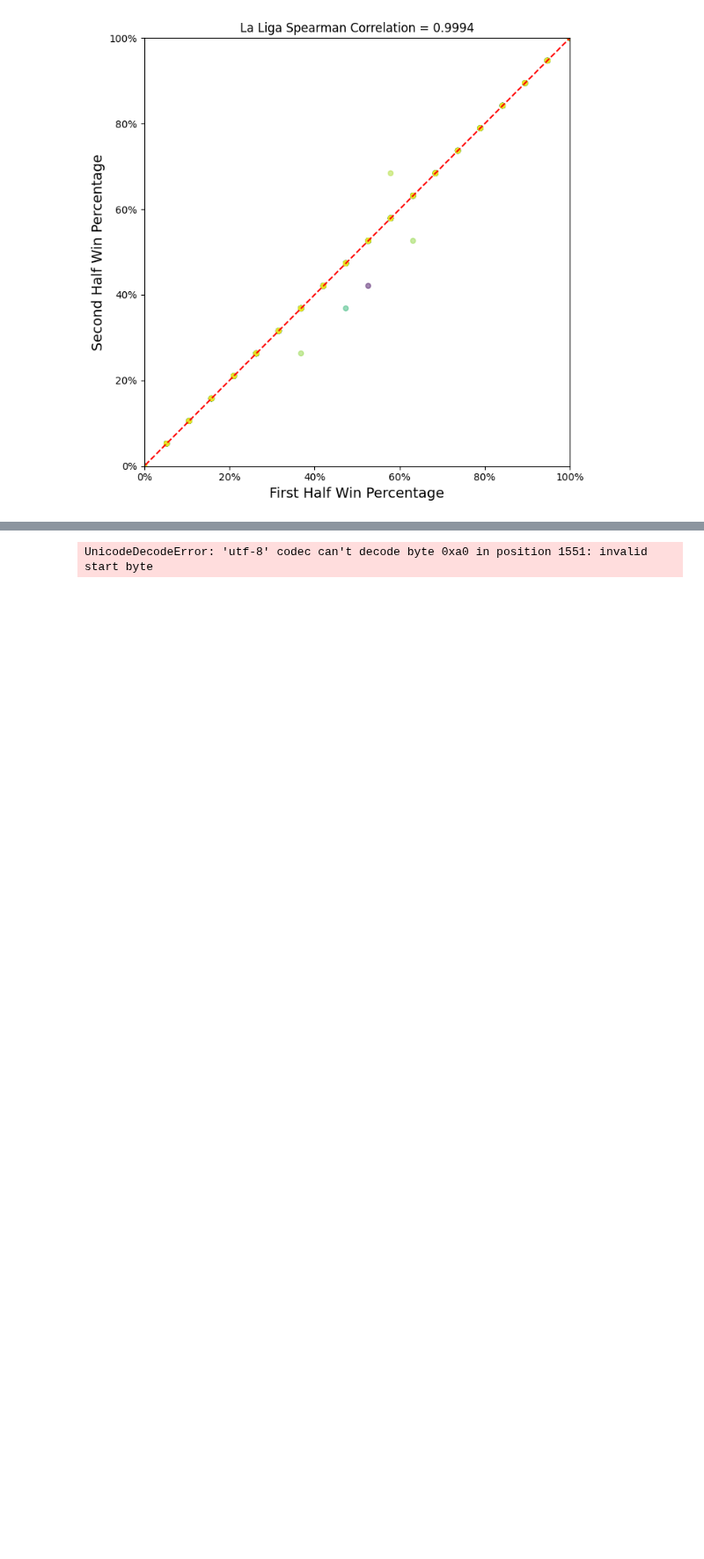
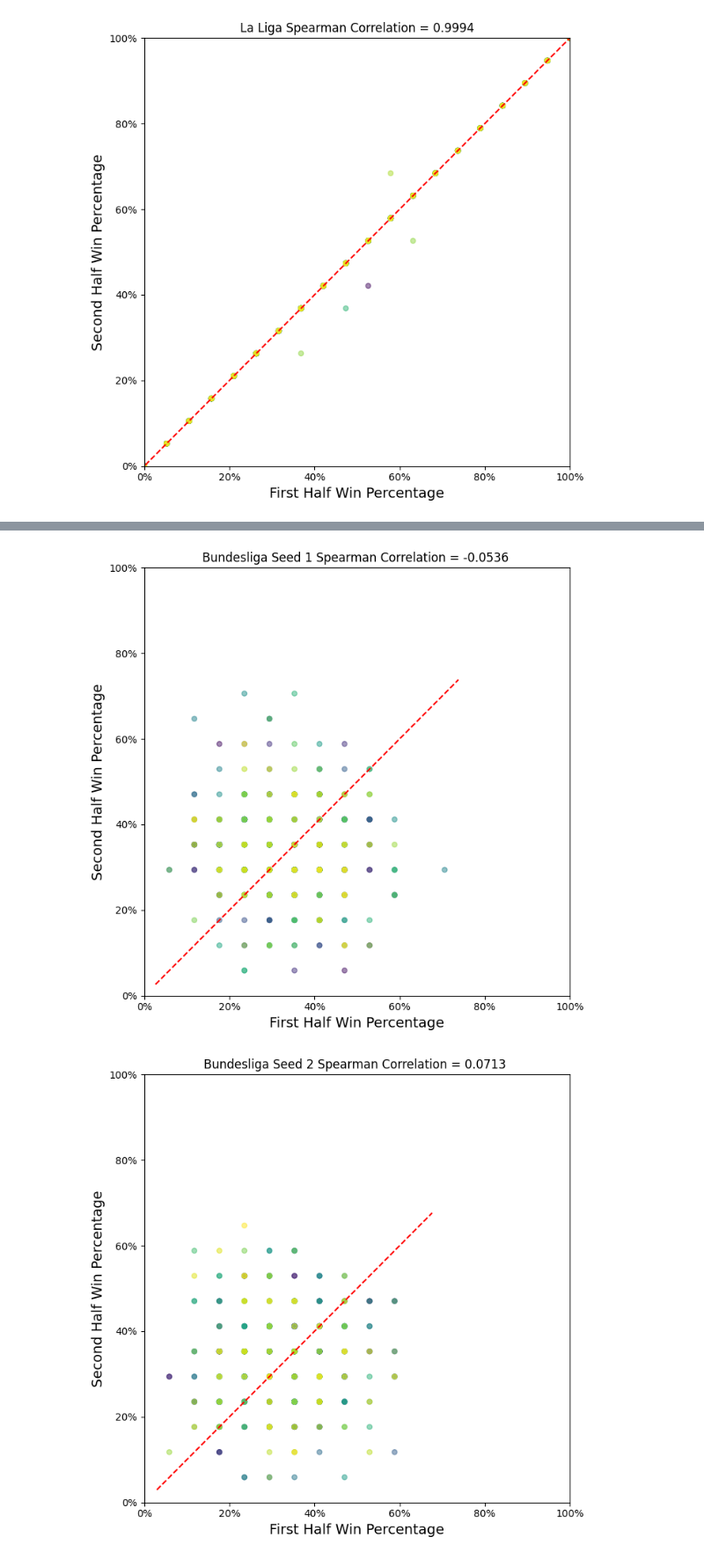
Before and after one commit to mikeyautorino2/skillvsluck, a Jupyter notebook: output/european_soccer_leagues/correlations/correlations.ipynb, the cells around one changed output, grey strips where cells are left out. Shown at 88% size. Drawn from its saved outputs; the diff is of its cells as text; code cells hidden in the pictures; blank space fills up the shorter version.

Commit message:
more correlations for luck based

```diff
--- a/output/european_soccer_leagues/correlations/correlations.ipynb
+++ b/output/european_soccer_leagues/correlations/correlations.ipynb
@@ -213,0 +291,3 @@ for league in league_data:
+# %%
+df = combined_df[(combined_df["league"] == league) & (combined_df["seed"] == seed)].copy()
+print(df)
@@ -214,3 +312,45 @@ for league in league_data:
 # %%
+import matplotlib.ticker as mtick
+league_data = ["Bundesliga", "Premier League", "Serie A", "La Liga"]
+for league in league_data:
+    for seed in [1, 2]:
+        fig, ax = plt.subplots(figsize=(7,7), constrained_layout=True)
+        df = combined_df[(combined_df["league"] == league) & (combined_df["seed"] == seed)].copy()
+        df["season"] = df["season"].astype(int)
+        df["first_half_win_pct"] = df["first_half_win_pct"] * 100
+        df["second_half_win_pct"] = df["second_half_win_pct"] * 100
+        spearman = df.drop(columns=["league", "team", "season", "n_first","n_second", "seed"])
+        corr = spearman.corr("spearman").iloc[1, 0].round(4)
+        #/ by points per game and divide by 3 to get win percentage
+
+
+        df.plot(
+            x="first_half_win_pct", y="second_half_win_pct", kind="scatter", ax=ax, marker='o', alpha=0.5, s=25,          # circle marker
+            c=df["season"],  # 'c' instead of 'color' for a color map
+            cmap="viridis"
+        )
+
+        # Remove the automatic colorbar
+        for cbar in ax.figure.axes:
+            if cbar is not ax:  # any other axes besides main one
+                cbar.remove()
+        # ax.set_aspect('equal', adjustable='box')
+        ax.yaxis.set_major_formatter(mtick.PercentFormatter(xmax=100))
+        ax.xaxis.set_major_formatter(mtick.PercentFormatter(xmax=100))
+
+        min_val = min(plt.xlim()[0], plt.ylim()[0])
+        max_val = max(plt.xlim()[1], plt.ylim()[1])
+        line_vals = np.linspace(min_val, max_val, 100) # Generate points for the line
+        plt.xlim(0, 100)
+        plt.ylim(0, 100)
+
+    # Plot the y=x line
+        plt.plot(line_vals, line_vals, color='red', linestyle='--', label='y=x')
+        plt.title(f"{league} Seed {seed} Spearman Correlation = {corr} ")
+        plt.xlabel("First Half Win Percentage", fontsize = 14)
+        plt.ylabel("Second Half Win Percentage", fontsize = 14)
+        plt.tight_layout()
+        plt.savefig(f"{league.replace(' ', '_').lower()}_first_second_win_pct_seed_{seed}.png")
 # %% [output]
-UnicodeDecodeError: 'utf-8' codec can't decode byte 0xa0 in position 1551: invalid start byte
+[figure, added]
+[figure, added]
```
Also changed, not shown: parts of 4 cells of this notebook, 9 other files.
